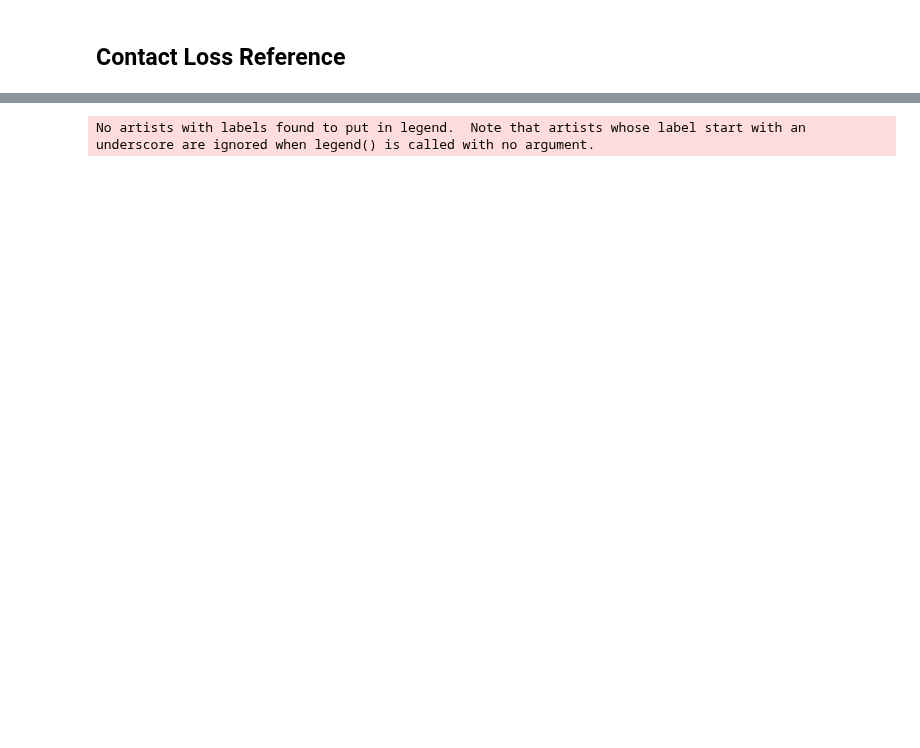
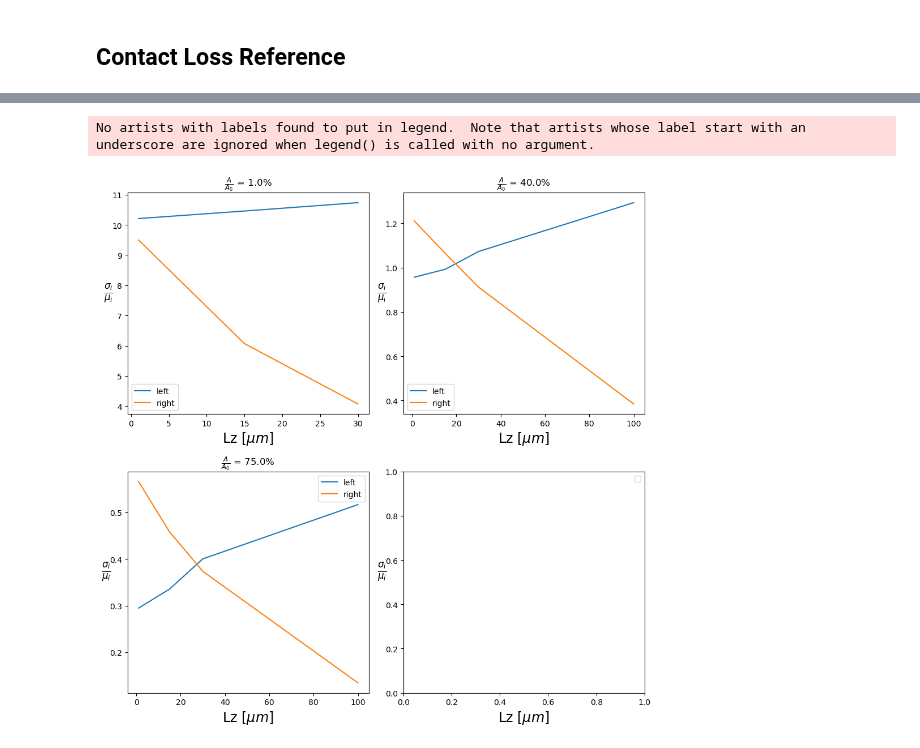
Before and after one commit to molel-gt/ssb, a Jupyter notebook: contact_loss_plots.ipynb, the cells around one changed output, grey strips where cells are left out. Cells and saved outputs as stored; diff of their text form; code cells hidden in the pictures; blank space fills up the shorter version.

```diff
--- a/contact_loss_plots.ipynb
+++ b/contact_loss_plots.ipynb
@@ -360,7 +428,7 @@ df_new = pd.DataFrame(moments_data, columns=['Lz', 'img_id', 'mu_left', 'sd_left
 fig, ax = plt.subplots(2, 2, figsize=(10, 10))
 for idx, eps in enumerate(AREA_FRACTIONS):
     rows = np.isclose(df_new['img_id'].to_numpy(dtype=float).reshape(-1, 1), eps)
-    df_new2 = df_new.to_numpy()[tuple(rows), :]
+    df_new2 = df_new.loc[rows, :].to_numpy()
     if idx == 0:
         ax[0, 0].plot(df_new2[:, 0], df_new2[:, 3] / df_new2[:, 2], label='left')
         ax[0, 0].plot(df_new2[:, 0], df_new2[:, 5] / df_new2[:, 4], label='right')
@@ -370,30 +438,31 @@ for idx, eps in enumerate(AREA_FRACTIONS):
         ax[0, 1].plot(df_new2[:, 0], df_new2[:, 5] / df_new2[:, 4], label='right')
         ax[0, 1].set_title(r'$\frac{A}{A_0}$ = ' + f'{eps*100:.1f}%')
     elif idx == 2:
         ax[1, 0].plot(df_new2[:, 0], df_new2[:, 3] / df_new2[:, 2], label='left')
         ax[1, 0].plot(df_new2[:, 0], df_new2[:, 5] / df_new2[:, 4], label='right')
         ax[1, 0].set_title(r'$\frac{A}{A_0}$ = ' + f'{eps*100:.1f}%')
     elif idx == 3:
         ax[1, 1].plot(df_new2[:, 0], df_new2[:, 3] / df_new2[:, 2], label='left')
         ax[1, 1].plot(df_new2[:, 0], df_new2[:, 5] / df_new2[:, 4], label='right')
         ax[1, 1].set_title(r'$\frac{A}{A_0}$ = ' + f'{eps*100:.1f}%')
     else:
         continue
 ax[0, 0].set_xlabel('Lz [' + r'$\mu m$]', fontsize='xx-large')
 ax[0, 1].set_xlabel('Lz [' + r'$\mu m$]', fontsize='xx-large')
 ax[1, 0].set_xlabel('Lz [' + r'$\mu m$]', fontsize='xx-large')
 ax[1, 1].set_xlabel('Lz [' + r'$\mu m$]', fontsize='xx-large')
 
 ax[0, 0].set_ylabel(r'$\frac{\sigma_i}{\mu_i}$', fontsize='xx-large', rotation='horizontal')
 ax[0, 1].set_ylabel(r'$\frac{\sigma_i}{\mu_i}$', fontsize='xx-large', rotation='horizontal')
 ax[1, 0].set_ylabel(r'$\frac{\sigma_i}{\mu_i}$', fontsize='xx-large', rotation='horizontal')
 ax[1, 1].set_ylabel(r'$\frac{\sigma_i}{\mu_i}$', fontsize='xx-large', rotation='horizontal')
 
 ax[0, 0].legend()
 ax[1, 0].legend()
 ax[0, 1].legend()
 ax[1, 1].legend()
 plt.tight_layout()
 plt.savefig(f'figures/{name_of_study}/current-density-moments.png', dpi=1500)
 # %% [output]
 No artists with labels found to put in legend.  Note that artists whose label start with an underscore are ignored when legend() is called with no argument.
+[figure, added]
```
Also changed, not shown: parts of 9 cells of this notebook.
